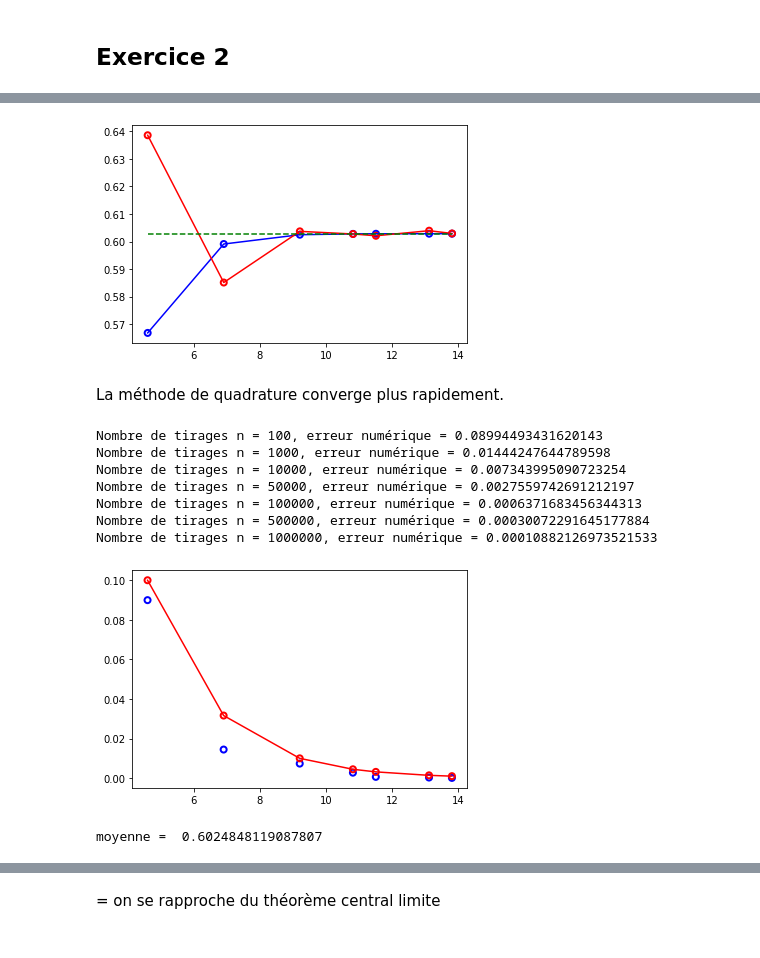
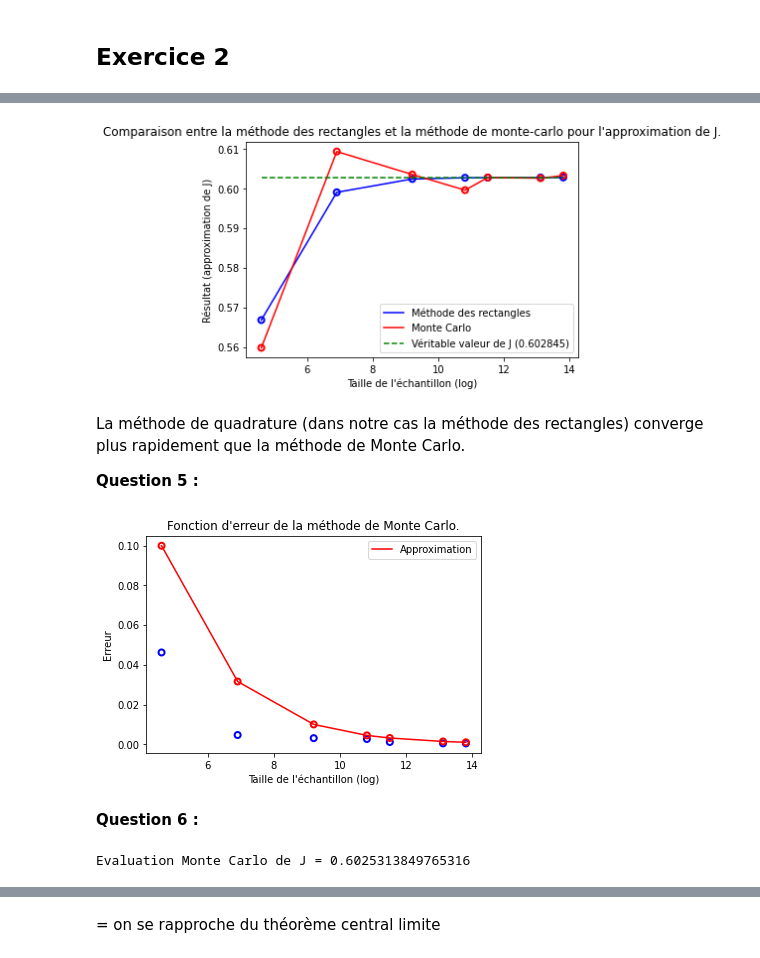
Before and after one commit to maxime-bc/PGC-GVA-TP1-Generateurs, a Jupyter notebook: TP3_Méthodes_de_Monte_Carlo.ipynb, the cells around one changed output, grey strips where cells are left out. Drawn from its saved outputs; the diff is of its cells as text; code cells hidden in the pictures.

```diff
--- a/TP3_Méthodes_de_Monte_Carlo.ipynb
+++ b/TP3_Méthodes_de_Monte_Carlo.ipynb
@@ -76,6 +85,5 @@ plot_error_function(SIZES, approximations, errors)
 # %%
-# 2)
-def f(x) -> float:
+def f(x: float) -> float:
     return (1 / 2) * (np.exp(np.arcsin(x))) * (x / np.sqrt(1 - (x * x)))
 
 def monte_carlo(a: float, b: float, n: int, f: Callable) -> float:
@@ -84,10 +92,5 @@ def monte_carlo(a: float, b: float, n: int, f: Callable) -> float:
         mc_sum += f(np.random.uniform(a, b))
     return (b - a) * mc_sum / n
 
-# 3)
-f_monte_carlo = []
-for n in SIZES:
-    res = monte_carlo(0.1, 0.9, n, f)
-    f_monte_carlo.append(res)
-    print(f'Nombre de valeurs simulées n = {n}, estimation de J = {res}')
+print(f'[Monte Carlo] Estimation : J = {monte_carlo(0.1, 0.9, 100_000, f)} (pour n = {100_000})')
 # %% [output]
@@ -101,6 +118,5 @@ Nombre de valeurs simulées n = 1000000, estimation de J = 0.6029280496665812
 # %%
-# 4
-def formule_des_rectangles(a: float, b: float, n: int, f: Callable):
+def rectangles_method(a: float, b: float, n: int, f: Callable) -> float:
     rec_sum = 0
     h = (b - a) / n
 
@@ -108,9 +124,3 @@ def formule_des_rectangles(a: float, b: float, n: int, f: Callable):
         rec_sum += f(a + k * h)
 
     return h * rec_sum
-
-f_rectangle = []
-for n in SIZES:
-    res = formule_des_rectangles(0.1, 0.9, n, f)
-    f_rectangle.append(res)
-    print(f'Nombre de valeurs simulées n = {n}, estimation de J = {res}')
@@ -124,0 +127,6 @@ Nombre de valeurs simulées n = 1000000, estimation de J = 0.6028416505193059
+# %%
+f_rectangle = []
+for n in SIZES:
+    res = rectangles_method(0.1, 0.9, n, f)
+    f_rectangle.append(res)
+    print(f'[Rectangles Method] Estimation : J = {res}  (pour n = {n})')
@@ -125,45 +141,41 @@ Nombre de valeurs simulées n = 1000000, estimation de J = 0.6028416505193059
 # %%
-J_VALUE = 0.602845
-
 def plot_values(sizes: List[int], f1: List[float], f2: List[float]) -> None:
     sizes_log = np.log(SIZES)
-    plt.plot(sizes_log, f1, color='blue')
+    plt.plot(sizes_log, f1, color='blue', label='Méthode des rectangles')
     plt.scatter(sizes_log, f1, facecolors='none', edgecolors='b', linewidths=2)
-    plt.plot(sizes_log, f2, color='red')
+    plt.plot(sizes_log, f2, color='red', label='Monte Carlo')
     plt.scatter(sizes_log, f2, facecolors='none', edgecolors='r', linewidths=2)
-    droite = list(repeat(J_VALUE, len(SIZES)))
-    plt.plot(sizes_log, droite, linestyle='dashed', color='green')
+    line = list(repeat(J_VALUE, len(SIZES)))
+    plt.plot(sizes_log, line, linestyle='dashed', color='green', label=f'Véritable valeur de J ({J_VALUE})')
+    plt.xlabel("Taille de l'échantillon (log)")
+    plt.ylabel("Résultat (approximation de J)")
+    plt.legend()
+    plt.title("Comparaison entre la méthode des rectangles et la méthode de monte-carlo pour l'approximation de J.")
 
 plot_values(SIZES, f_rectangle, f_monte_carlo)
 # %% [output]
-[figure, old version]
+[figure, new version]
 # %% [markdown]
-La méthode de quadrature converge plus rapidement.
+La méthode de quadrature (dans notre cas la méthode des rectangles) converge plus rapidement que la méthode de Monte Carlo.
+
+**Question 5 :**
 # %%
-# 5
-approximations = []
-errors = []
+mc_approximations = []
+mc_errors = []
 
 for size in SIZES:
     approx =  monte_carlo(0.1, 0.9, size, f)
     error = abs(approx - J_VALUE)
-    errors.append(error)
-    approximations.append(1/sqrt(size))
-    print(f'Nombre de tirages n = {size}, erreur numérique = {error}')
+    mc_errors.append(error)
+    mc_approximations.append(1/sqrt(size))
 
-plot_error_function(SIZES, approximations, errors)
+plot_error_function(SIZES, mc_approximations, mc_errors, "Fonction d'erreur de la méthode de Monte Carlo.")
 # %% [output]
-Nombre de tirages n = 100, erreur numérique = 0.08994493431620143
-Nombre de tirages n = 1000, erreur numérique = 0.01444247644789598
-Nombre de tirages n = 10000, erreur numérique = 0.007343995090723254
-Nombre de tirages n = 50000, erreur numérique = 0.0027559742691212197
-Nombre de tirages n = 100000, erreur numérique = 0.0006371683456344313
-Nombre de tirages n = 500000, erreur numérique = 0.00030072291645177884
-Nombre de tirages n = 1000000, erreur numérique = 0.00010882126973521533
-[figure, old version]
+[figure, new version]
+# %% [markdown]
+**Question 6 :**
 # %%
-# 6
-def batch(m, n):
+def batchs_method(m, n):
     batch_len = int(n / m)
     batches = []
 
@@ -172,10 +184,10 @@ def batch(m, n):
 
     return batches, sum(batches) / m
 
-batches, avg = batch(5000, 1_000_000)
-print('moyenne = ', avg)
+batches, avg = batchs_method(5000, 1_000_000)
+print(f'Evaluation Monte Carlo de J = {avg}')
 # %% [output]
-moyenne =  0.6024848119087807
+Evaluation Monte Carlo de J = 0.6025313849765316
 # %%
 sns.distplot(batches)
 # %% [output]
```
Also changed, not shown: parts of 21 cells of this notebook.
